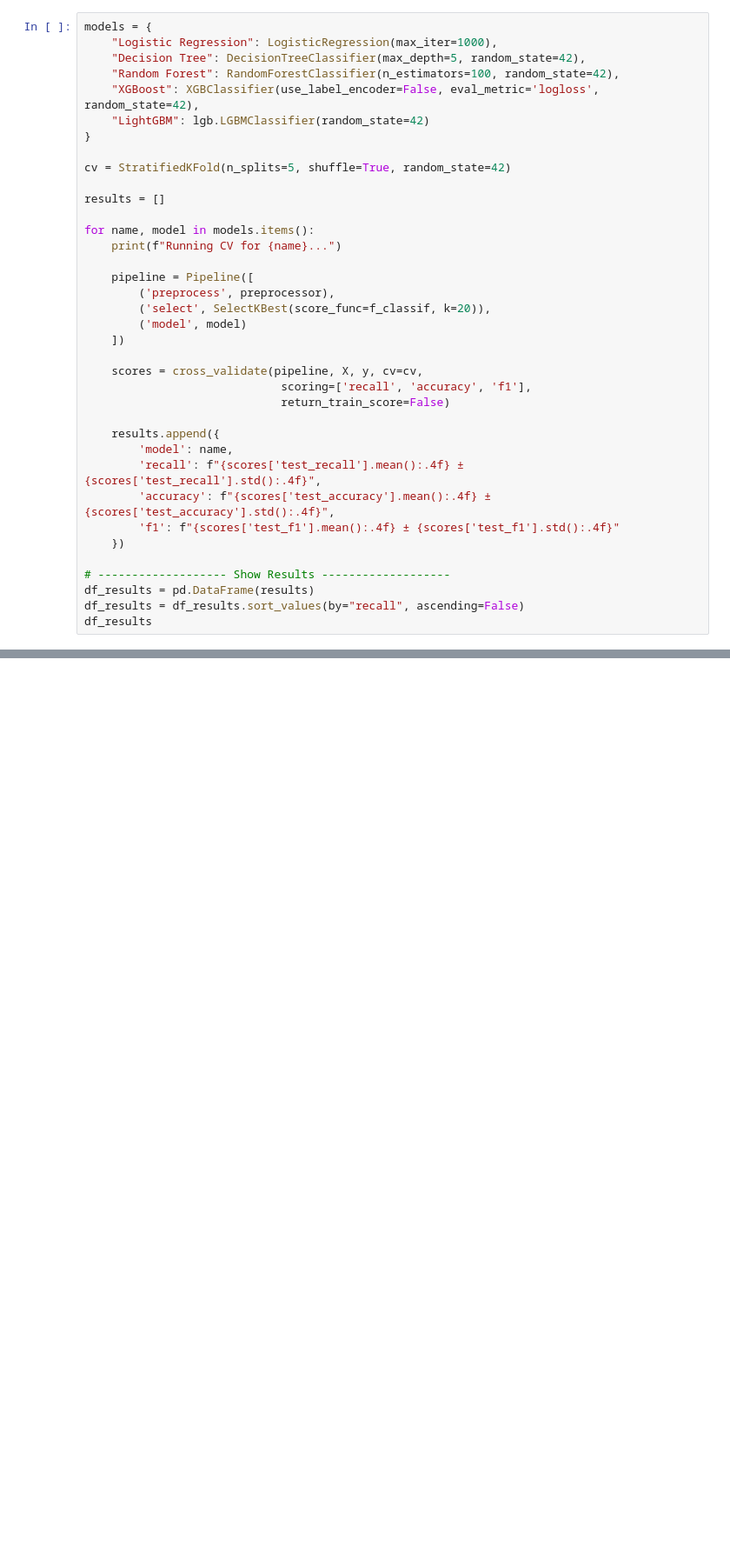
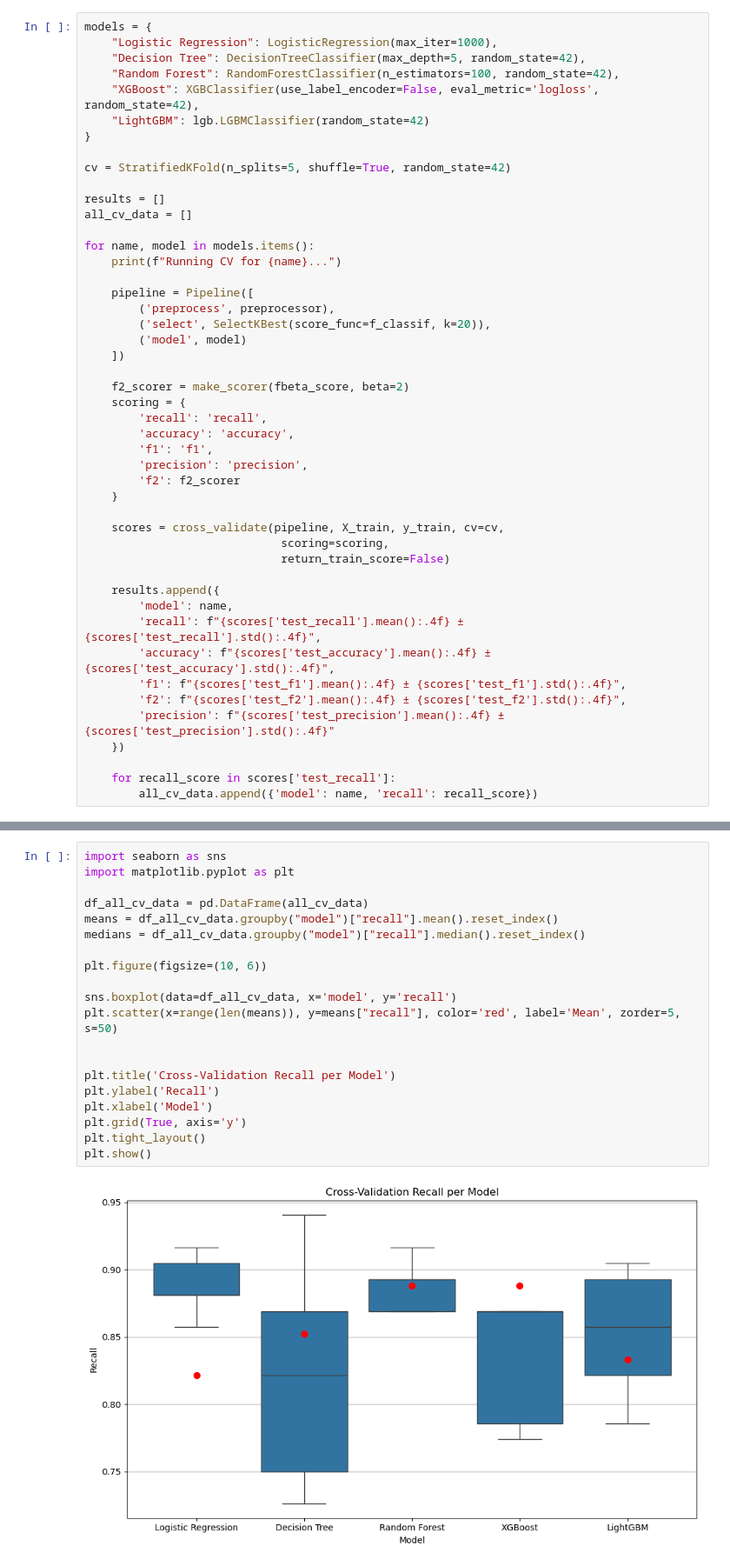
Before and after one commit to gracez-20/credit_risk_predictor, a Jupyter notebook: notebooks/2_modeling_pipeline.ipynb, the cells around one changed output, grey strips where cells are left out. Shown: that part at 87% size. Drawn from its saved outputs; the diff is of its cells as text; blank space fills up the shorter version.

```diff
--- a/notebooks/2_modeling_pipeline.ipynb
+++ b/notebooks/2_modeling_pipeline.ipynb
@@ -73,6 +76,7 @@ models = {
 cv = StratifiedKFold(n_splits=5, shuffle=True, random_state=42)
 
 results = []
+all_cv_data = []
 
 for name, model in models.items():
     print(f"Running CV for {name}...")
@@ -83,21 +87,30 @@ for name, model in models.items():
         ('model', model)
     ])
 
-    scores = cross_validate(pipeline, X, y, cv=cv,
-                             scoring=['recall', 'accuracy', 'f1'],
+    f2_scorer = make_scorer(fbeta_score, beta=2)
+    scoring = {
+        'recall': 'recall',
+        'accuracy': 'accuracy',
+        'f1': 'f1',
+        'precision': 'precision',
+        'f2': f2_scorer
+    }
+
+    scores = cross_validate(pipeline, X_train, y_train, cv=cv,
+                             scoring=scoring,
                              return_train_score=False)
 
     results.append({
         'model': name,
         'recall': f"{scores['test_recall'].mean():.4f} ± {scores['test_recall'].std():.4f}",
         'accuracy': f"{scores['test_accuracy'].mean():.4f} ± {scores['test_accuracy'].std():.4f}",
-        'f1': f"{scores['test_f1'].mean():.4f} ± {scores['test_f1'].std():.4f}"
+        'f1': f"{scores['test_f1'].mean():.4f} ± {scores['test_f1'].std():.4f}",
+        'f2': f"{scores['test_f2'].mean():.4f} ± {scores['test_f2'].std():.4f}",
+        'precision': f"{scores['test_precision'].mean():.4f} ± {scores['test_precision'].std():.4f}"
     })
 
-# ------------------- Show Results -------------------
-df_results = pd.DataFrame(results)
-df_results = df_results.sort_values(by="recall", ascending=False)
-df_results
+    for recall_score in scores['test_recall']:
+        all_cv_data.append({'model': name, 'recall': recall_score})
 # %% [output]
 Running CV for Logistic Regression...
 Running CV for Decision Tree...
@@ -160,0 +214,22 @@ And if memory is not enough, you can set `force_col_wise=true`.
+# %%
+import seaborn as sns
+import matplotlib.pyplot as plt
+
+df_all_cv_data = pd.DataFrame(all_cv_data)
+means = df_all_cv_data.groupby("model")["recall"].mean().reset_index()
+medians = df_all_cv_data.groupby("model")["recall"].median().reset_index()
+
+plt.figure(figsize=(10, 6))
+
+sns.boxplot(data=df_all_cv_data, x='model', y='recall')
+plt.scatter(x=range(len(means)), y=means["recall"], color='red', label='Mean', zorder=5, s=50)
+
+
+plt.title('Cross-Validation Recall per Model')
+plt.ylabel('Recall')
+plt.xlabel('Model')
+plt.grid(True, axis='y')
+plt.tight_layout()
+plt.show()
+# %% [output]
+[figure, added]
```
Also changed, not shown: parts of 21 cells of this notebook.
